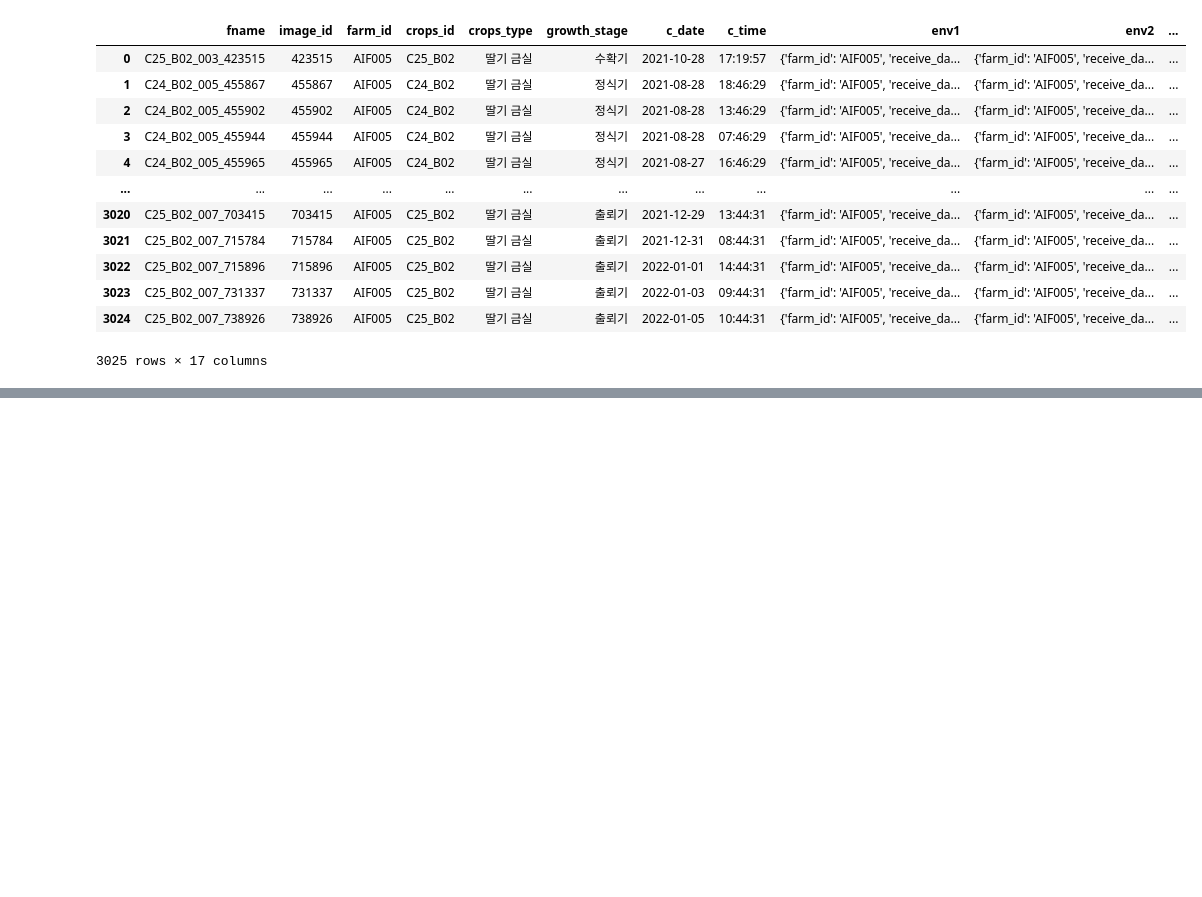
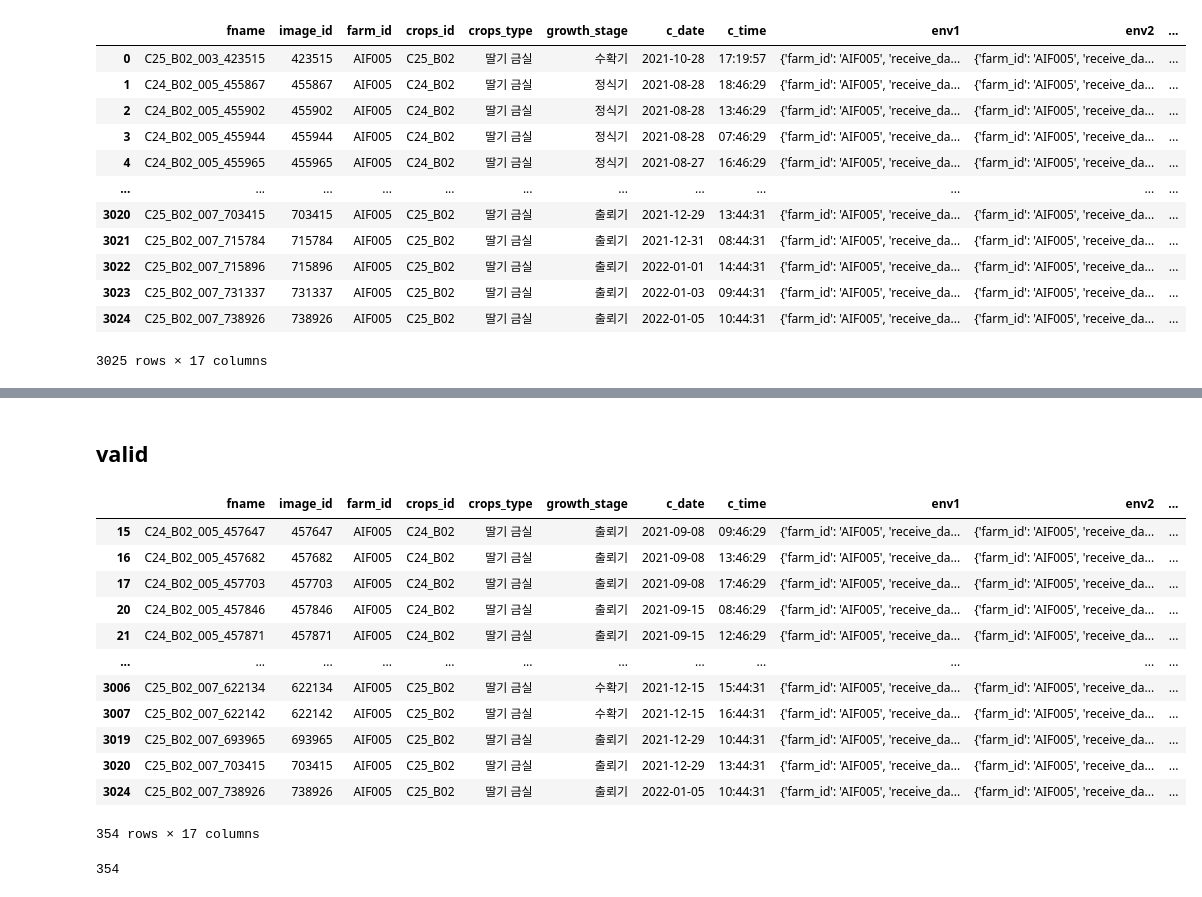
Before and after one commit to ElaYJ/Study_Deep_Learning, a Jupyter notebook: DL_Project/label_json2df.ipynb, the cells around one changed output, grey strips where cells are left out. Saved outputs shown, nothing was run; the diff lists cells and outputs as text; code cells hidden in the pictures; blank space fills up the shorter version.

```diff
--- a/DL_Project/label_json2df.ipynb
+++ b/DL_Project/label_json2df.ipynb
@@ -166,0 +418,24 @@ df.to_csv("/content/drive/MyDrive/DLP/[DS]_Deep_Learning_Project/valid_meta_data
+# %% [markdown]
+## valid
+# %%
+vex_df = pd.read_csv("/content/drive/MyDrive/DLP/dataset/valid_ex_data.csv", index_col=0)
+vex_df
+# %% [output]
+|  | fname | image_id | farm_id | crops_id | crops_type | growth_stage | c_date | c_time | env1 | env2 | ... |
+| 15 | C24_B02_005_457647 | 457647 | AIF005 | C24_B02 | 딸기 금실 | 출뢰기 | 2021-09-08 | 09:46:29 | {'farm_id': 'AIF005', 'receive_da... | {'farm_id': 'AIF005', 'receive_da... | ... |
+| 16 | C24_B02_005_457682 | 457682 | AIF005 | C24_B02 | 딸기 금실 | 출뢰기 | 2021-09-08 | 13:46:29 | {'farm_id': 'AIF005', 'receive_da... | {'farm_id': 'AIF005', 'receive_da... | ... |
+| 17 | C24_B02_005_457703 | 457703 | AIF005 | C24_B02 | 딸기 금실 | 출뢰기 | 2021-09-08 | 17:46:29 | {'farm_id': 'AIF005', 'receive_da... | {'farm_id': 'AIF005', 'receive_da... | ... |
+| 20 | C24_B02_005_457846 | 457846 | AIF005 | C24_B02 | 딸기 금실 | 출뢰기 | 2021-09-15 | 08:46:29 | {'farm_id': 'AIF005', 'receive_da... | {'farm_id': 'AIF005', 'receive_da... | ... |
+| 21 | C24_B02_005_457871 | 457871 | AIF005 | C24_B02 | 딸기 금실 | 출뢰기 | 2021-09-15 | 12:46:29 | {'farm_id': 'AIF005', 'receive_da... | {'farm_id': 'AIF005', 'receive_da... | ... |
+| ... | ... | ... | ... | ... | ... | ... | ... | ... | ... | ... | ... |
+| 3006 | C25_B02_007_622134 | 622134 | AIF005 | C25_B02 | 딸기 금실 | 수확기 | 2021-12-15 | 15:44:31 | {'farm_id': 'AIF005', 'receive_da... | {'farm_id': 'AIF005', 'receive_da... | ... |
+| 3007 | C25_B02_007_622142 | 622142 | AIF005 | C25_B02 | 딸기 금실 | 수확기 | 2021-12-15 | 16:44:31 | {'farm_id': 'AIF005', 'receive_da... | {'farm_id': 'AIF005', 'receive_da... | ... |
+| 3019 | C25_B02_007_693965 | 693965 | AIF005 | C25_B02 | 딸기 금실 | 출뢰기 | 2021-12-29 | 10:44:31 | {'farm_id': 'AIF005', 'receive_da... | {'farm_id': 'AIF005', 'receive_da... | ... |
+| 3020 | C25_B02_007_703415 | 703415 | AIF005 | C25_B02 | 딸기 금실 | 출뢰기 | 2021-12-29 | 13:44:31 | {'farm_id': 'AIF005', 'receive_da... | {'farm_id': 'AIF005', 'receive_da... | ... |
+| 3024 | C25_B02_007_738926 | 738926 | AIF005 | C25_B02 | 딸기 금실 | 출뢰기 | 2022-01-05 | 10:44:31 | {'farm_id': 'AIF005', 'receive_da... | {'farm_id': 'AIF005', 'receive_da... | ... |
+354 rows × 17 columns
+# %%
+vfname_list = vex_df['fname'].values.tolist()
+len(vfname_list)
+# %% [output]
+354
```
Also changed, not shown: parts of 33 cells of this notebook.
